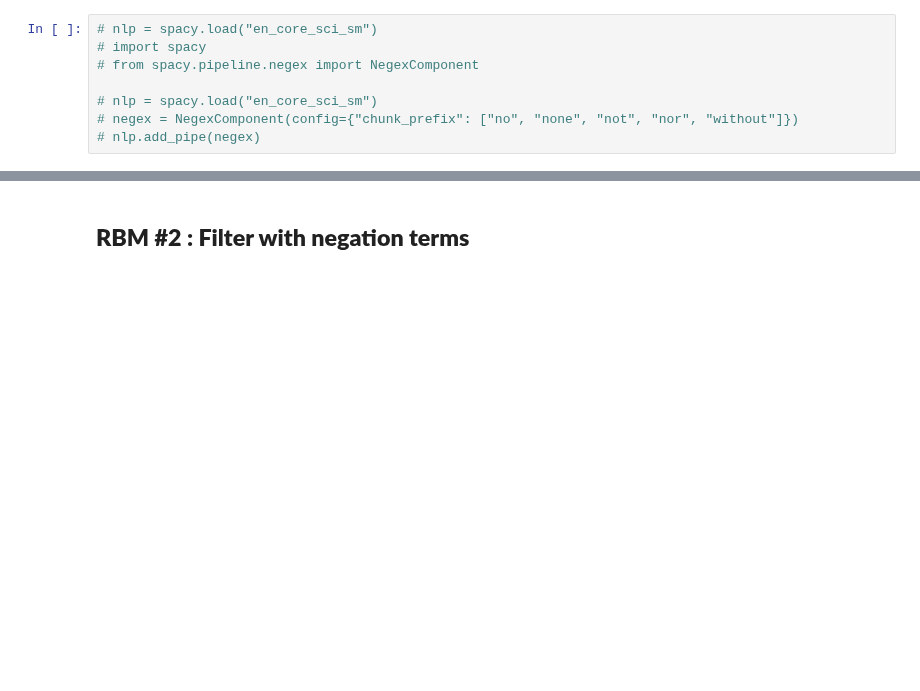
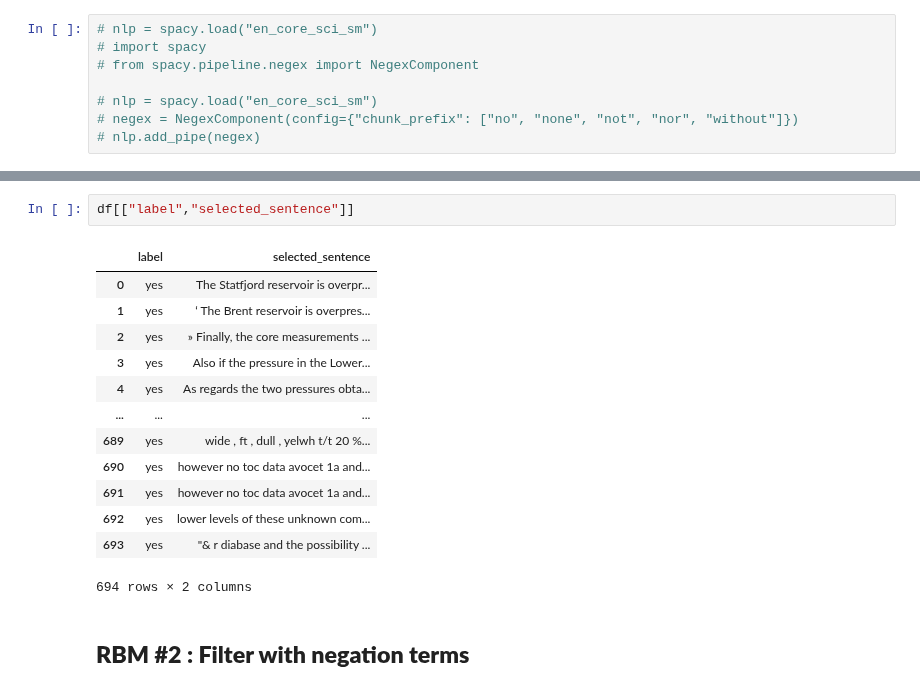
Before and after one commit to zahidhamidi/ML-Project, a Jupyter notebook: NegEx_.ipynb, the cells around one changed output, grey strips where cells are left out. Saved outputs shown, nothing was run; the diff lists cells and outputs as text; blank space fills up the shorter version.

```diff
--- a/NegEx_.ipynb
+++ b/NegEx_.ipynb
@@ -145,3 +149,19 @@ print(f"F1 Score: {f1:.2f}")
+# %%
+df[["label","selected_sentence"]]
+# %% [output]
+|  | label | selected_sentence |
+| 0 | yes | The Statfjord reservoir is overpr... |
+| 1 | yes | ‘ The Brent reservoir is overpres... |
+| 2 | yes | » Finally, the core measurements ... |
+| 3 | yes | Also if the pressure in the Lower... |
+| 4 | yes | As regards the two pressures obta... |
+| ... | ... | ... |
+| 689 | yes | wide , ft , dull , yelwh t/t 20 %... |
+| 690 | yes | however no toc data avocet 1a and... |
+| 691 | yes | however no toc data avocet 1a and... |
+| 692 | yes | lower levels of these unknown com... |
+| 693 | yes | "& r diabase and the possibility ... |
+694 rows × 2 columns
 # %% [markdown]
 ## **RBM #2 : Filter with negation terms**
 # %%
```
Also changed, not shown: parts of 5 cells of this notebook.
